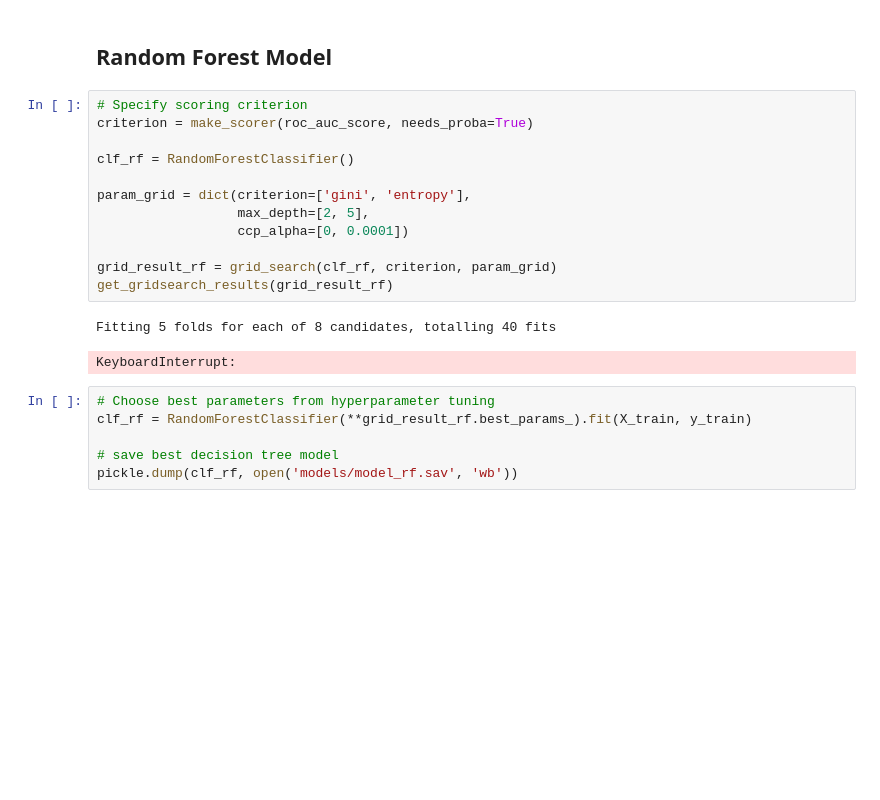
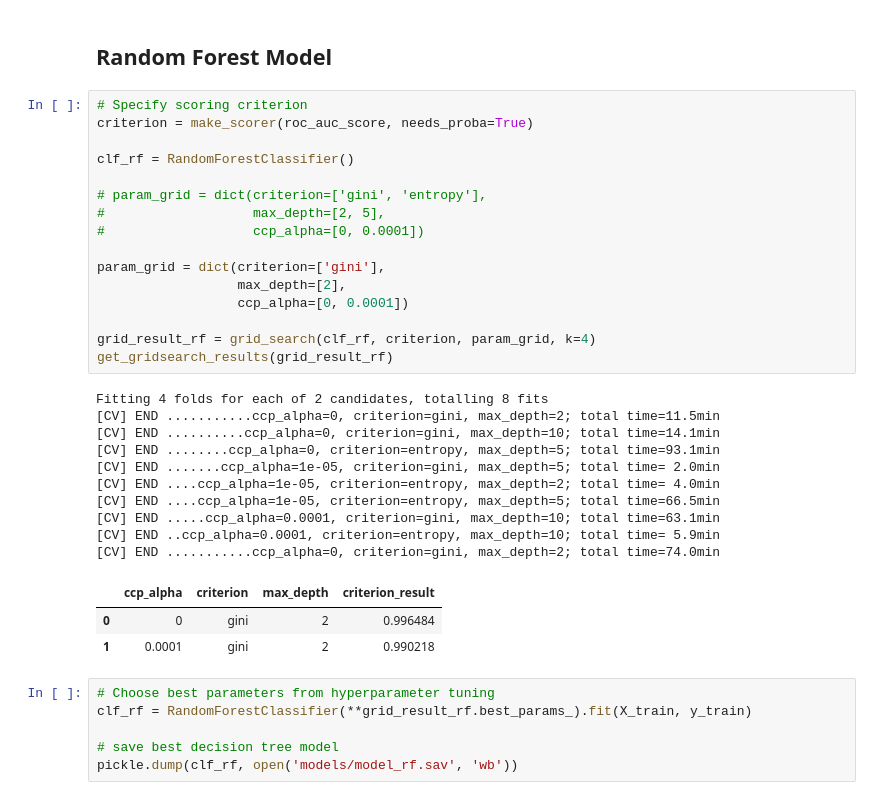
Before and after one commit to judymao/fintech, a Jupyter notebook: model_rf.ipynb, the cells around one changed output. Saved outputs shown, nothing was run; the diff lists cells and outputs as text; blank space fills up the shorter version.

Commit message:
Updated results

```diff
--- a/model_rf.ipynb
+++ b/model_rf.ipynb
@@ -154,18 +188,33 @@ clf_tree = pickle.load(open('models/model_tree.sav', 'rb'))
 # %%
 # Specify scoring criterion
 criterion = make_scorer(roc_auc_score, needs_proba=True)
 
 clf_rf = RandomForestClassifier()
 
-param_grid = dict(criterion=['gini', 'entropy'],
-                  max_depth=[2, 5],
+# param_grid = dict(criterion=['gini', 'entropy'],
+#                   max_depth=[2, 5],
+#                   ccp_alpha=[0, 0.0001])
+
+param_grid = dict(criterion=['gini'],
+                  max_depth=[2],
                   ccp_alpha=[0, 0.0001])
 
-grid_result_rf = grid_search(clf_rf, criterion, param_grid)
+grid_result_rf = grid_search(clf_rf, criterion, param_grid, k=4)
 get_gridsearch_results(grid_result_rf)
 # %% [output]
-Fitting 5 folds for each of 8 candidates, totalling 40 fits
+Fitting 4 folds for each of 2 candidates, totalling 8 fits
+[CV] END ...........ccp_alpha=0, criterion=gini, max_depth=2; total time=11.5min
+[CV] END ..........ccp_alpha=0, criterion=gini, max_depth=10; total time=14.1min
+[CV] END ........ccp_alpha=0, criterion=entropy, max_depth=5; total time=93.1min
+[CV] END .......ccp_alpha=1e-05, criterion=gini, max_depth=5; total time= 2.0min
+[CV] END ....ccp_alpha=1e-05, criterion=entropy, max_depth=2; total time= 4.0min
+[CV] END ....ccp_alpha=1e-05, criterion=entropy, max_depth=5; total time=66.5min
+[CV] END .....ccp_alpha=0.0001, criterion=gini, max_depth=10; total time=63.1min
+[CV] END ..ccp_alpha=0.0001, criterion=entropy, max_depth=10; total time= 5.9min
+[CV] END ...........ccp_alpha=0, criterion=gini, max_depth=2; total time=74.0min
-KeyboardInterrupt:
+|  | ccp_alpha | criterion | max_depth | criterion_result |
+| 0 | 0 | gini | 2 | 0.996484 |
+| 1 | 0.0001 | gini | 2 | 0.990218 |
 # %%
 # Choose best parameters from hyperparameter tuning
 clf_rf = RandomForestClassifier(**grid_result_rf.best_params_).fit(X_train, y_train)
```
Also changed, not shown: parts of 3 cells of this notebook, 1 other file.
